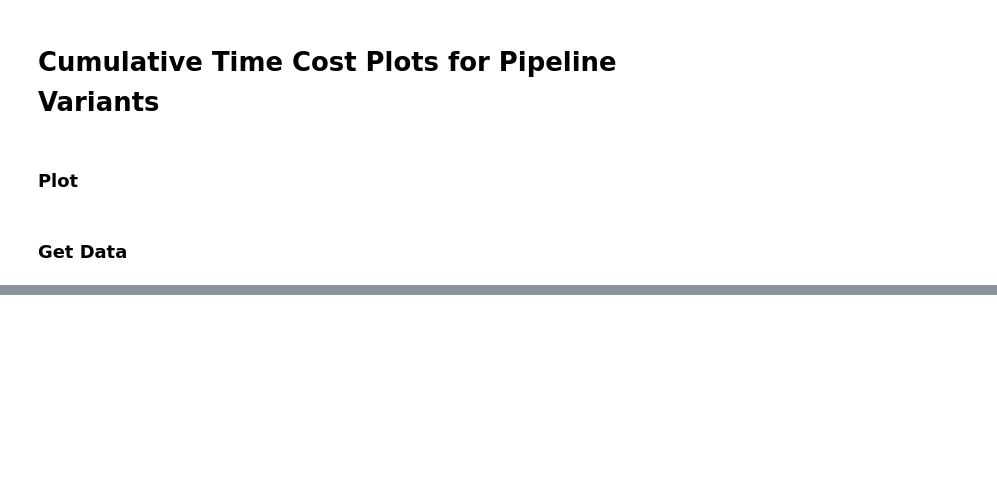
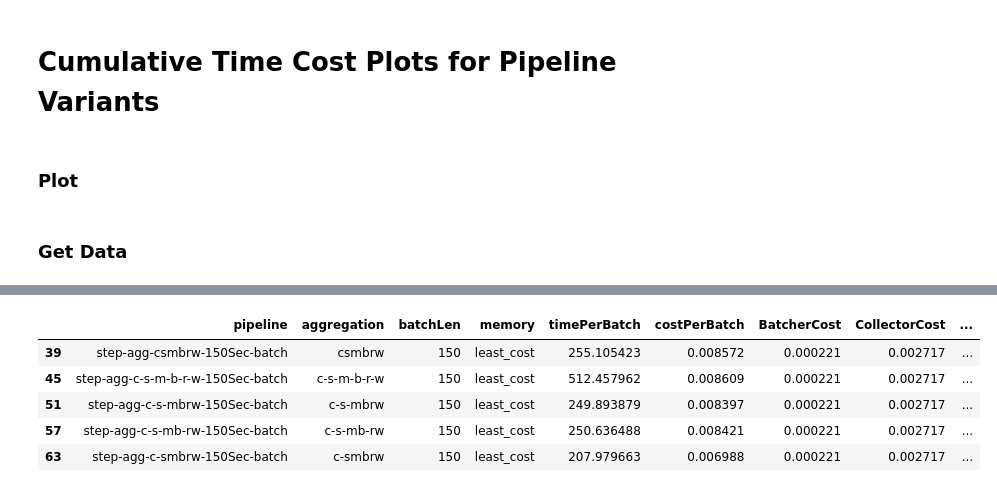
Before and after one commit to serverless-video-processing/lambda-pipeline, a Jupyter notebook: lambda-code-step/analysis/batch-collect-plots.ipynb, the cells around one changed output, grey strips where cells are left out. Cells and saved outputs as stored; diff of their text form; code cells hidden in the pictures; blank space fills up the shorter version.

```diff
--- a/lambda-code-step/analysis/batch-collect-plots.ipynb
+++ b/lambda-code-step/analysis/batch-collect-plots.ipynb
@@ -412,0 +412,9 @@ totalStatDF[totalStatDF["batchLen"]==120]
+# %%
+stat150DF[stat150DF["memory"] == "least_cost"]
+# %% [output]
+|  | pipeline | aggregation | batchLen | memory | timePerBatch | costPerBatch | BatcherCost | CollectorCost | ... |
+| 39 | step-agg-csmbrw-150Sec-batch | csmbrw | 150 | least_cost | 255.105423 | 0.008572 | 0.000221 | 0.002717 | ... |
+| 45 | step-agg-c-s-m-b-r-w-150Sec-batch | c-s-m-b-r-w | 150 | least_cost | 512.457962 | 0.008609 | 0.000221 | 0.002717 | ... |
+| 51 | step-agg-c-s-mbrw-150Sec-batch | c-s-mbrw | 150 | least_cost | 249.893879 | 0.008397 | 0.000221 | 0.002717 | ... |
+| 57 | step-agg-c-s-mb-rw-150Sec-batch | c-s-mb-rw | 150 | least_cost | 250.636488 | 0.008421 | 0.000221 | 0.002717 | ... |
+| 63 | step-agg-c-smbrw-150Sec-batch | c-smbrw | 150 | least_cost | 207.979663 | 0.006988 | 0.000221 | 0.002717 | ... |
```
Also changed, not shown: parts of 8 cells of this notebook, 1 other file.
